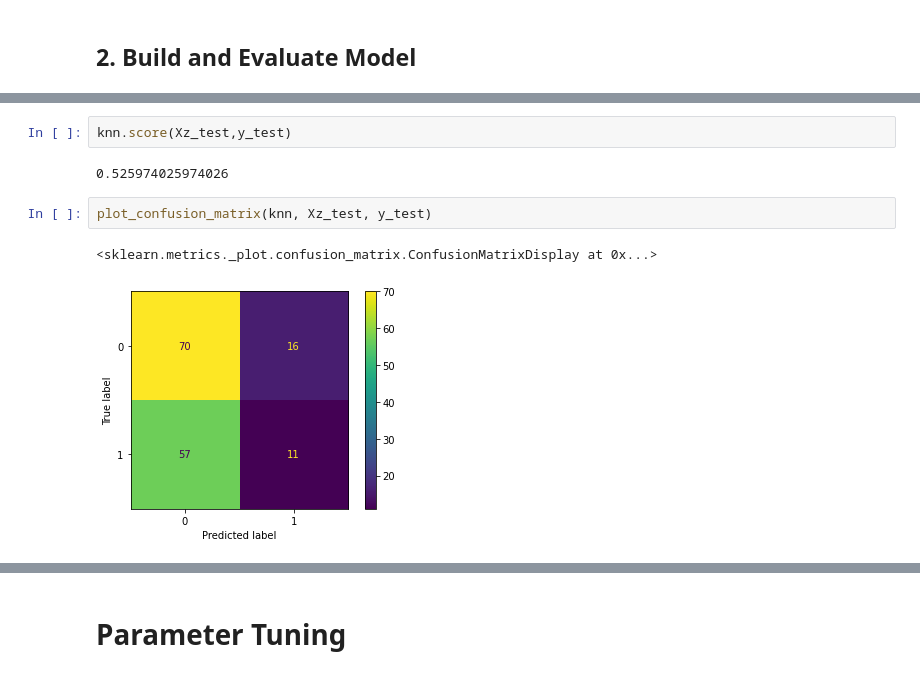
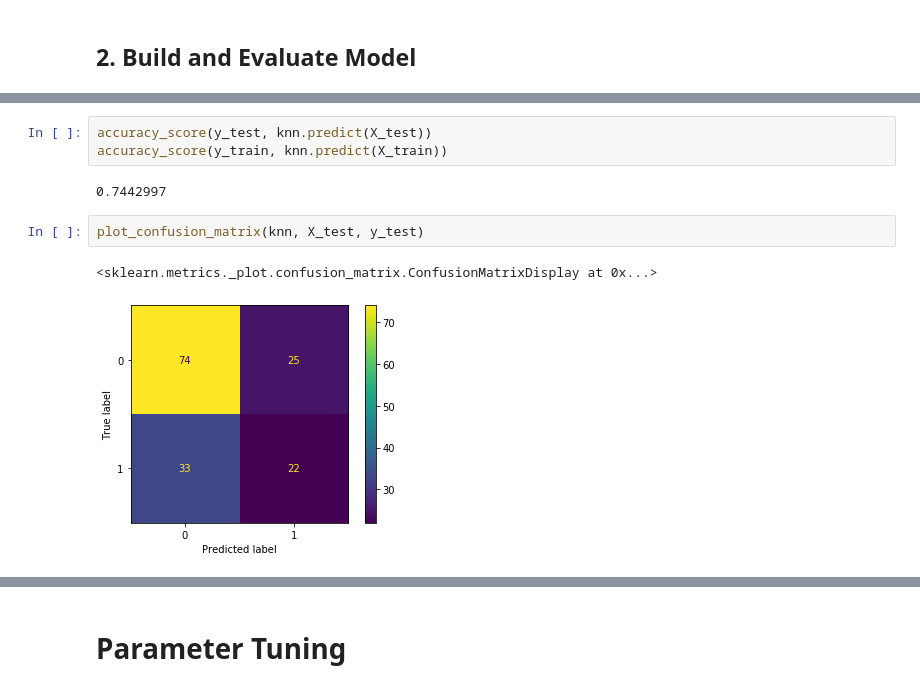
Before and after one commit to chelseaparlett/CPSC392ParlettPelleriti, a Jupyter notebook: Lectures/LectureNotebooks/KNN--Class 14.ipynb, the cells around one changed output, grey strips where cells are left out. Saved outputs shown, nothing was run; the diff lists cells and outputs as text.

```diff
--- a/Lectures/LectureNotebooks/KNN--Class 14.ipynb
+++ b/Lectures/LectureNotebooks/KNN--Class 14.ipynb
@@ -124,9 +122,10 @@ Index(['BMI', 'BloodPressure'], dtype='object')
-# %%
-knn.score(Xz_test,y_test)
-# %% [output]
-0.525974025974026
+# %%
+accuracy_score(y_test, knn.predict(X_test))
+accuracy_score(y_train, knn.predict(X_train))
+# %% [output]
+0.7442997
 # %%
-plot_confusion_matrix(knn, Xz_test, y_test)
+plot_confusion_matrix(knn, X_test, y_test)
 # %% [output]
 <sklearn.metrics._plot.confusion_matrix.ConfusionMatrixDisplay at 0x...>
-[figure, old version]
+[figure, new version]
```
Also changed, not shown: parts of 17 cells of this notebook, 1 other file.
